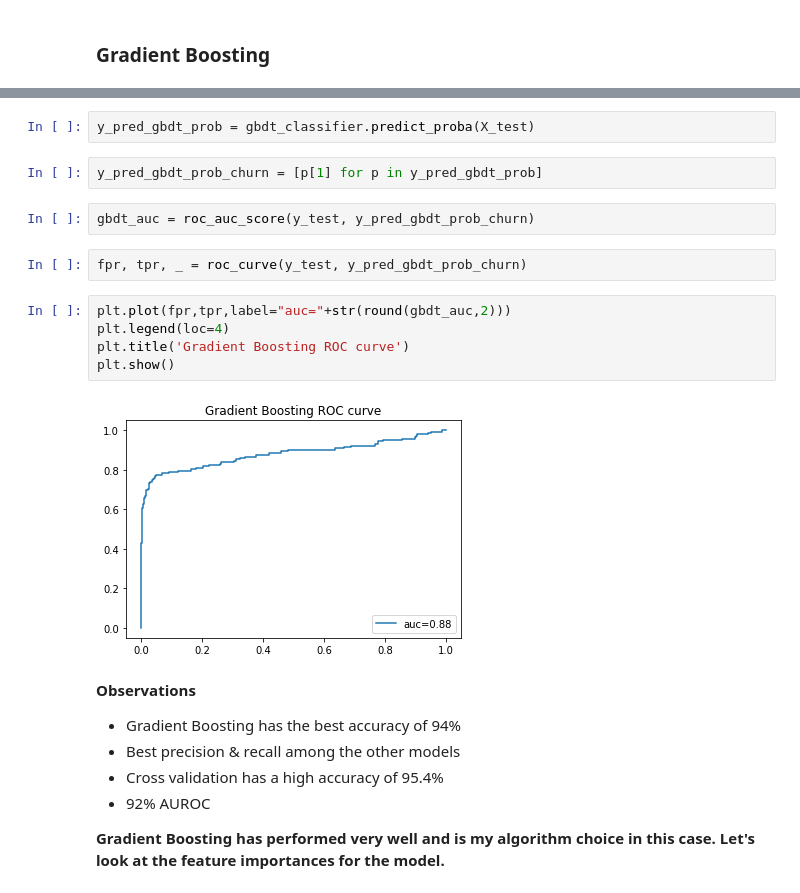
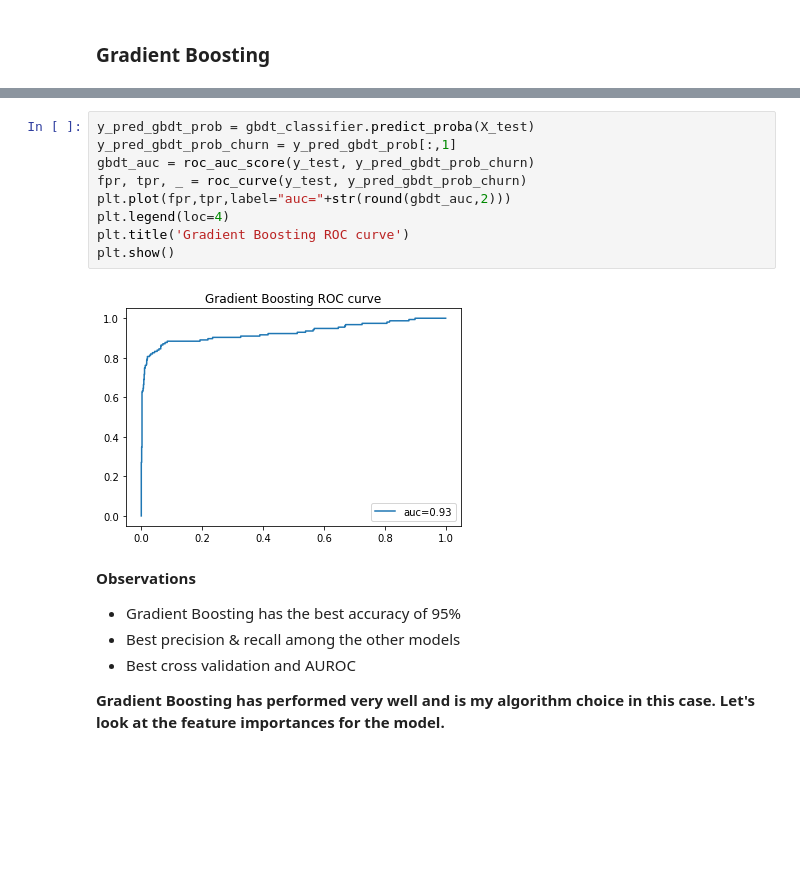
Before and after one commit to vijv/assignment, a Jupyter notebook: modeling.ipynb, the cells around one changed output, grey strips where cells are left out. Cells and saved outputs as stored; diff of their text form; blank space fills up the shorter version.

```diff
--- a/modeling.ipynb
+++ b/modeling.ipynb
@@ -455,24 +438,19 @@ Cross Validation Accuracy :  95.03 %
-# %%
-y_pred_gbdt_prob = gbdt_classifier.predict_proba(X_test)
-# %%
-y_pred_gbdt_prob_churn = [p[1] for p in y_pred_gbdt_prob]
-# %%
-gbdt_auc = roc_auc_score(y_test, y_pred_gbdt_prob_churn)
-# %%
-fpr, tpr, _ = roc_curve(y_test, y_pred_gbdt_prob_churn)
 # %%
+y_pred_gbdt_prob = gbdt_classifier.predict_proba(X_test)
+y_pred_gbdt_prob_churn = y_pred_gbdt_prob[:,1]
+gbdt_auc = roc_auc_score(y_test, y_pred_gbdt_prob_churn)
+fpr, tpr, _ = roc_curve(y_test, y_pred_gbdt_prob_churn)
 plt.plot(fpr,tpr,label="auc="+str(round(gbdt_auc,2)))
 plt.legend(loc=4)
 plt.title('Gradient Boosting ROC curve')
 plt.show()
 # %% [output]
-[figure, old version]
+[figure, new version]
 # %% [markdown]
 **Observations**
-- Gradient Boosting has the best accuracy of 94%
+- Gradient Boosting has the best accuracy of 95%
 - Best precision & recall among the other models
-- Cross validation has a high accuracy of 95.4%
-- 92% AUROC
+- Best cross validation and AUROC
 
 **Gradient Boosting has performed very well and is my algorithm choice in this case. Let's look at the feature importances for the model.**
 # %%
```
Also changed, not shown: parts of 66 cells of this notebook.
